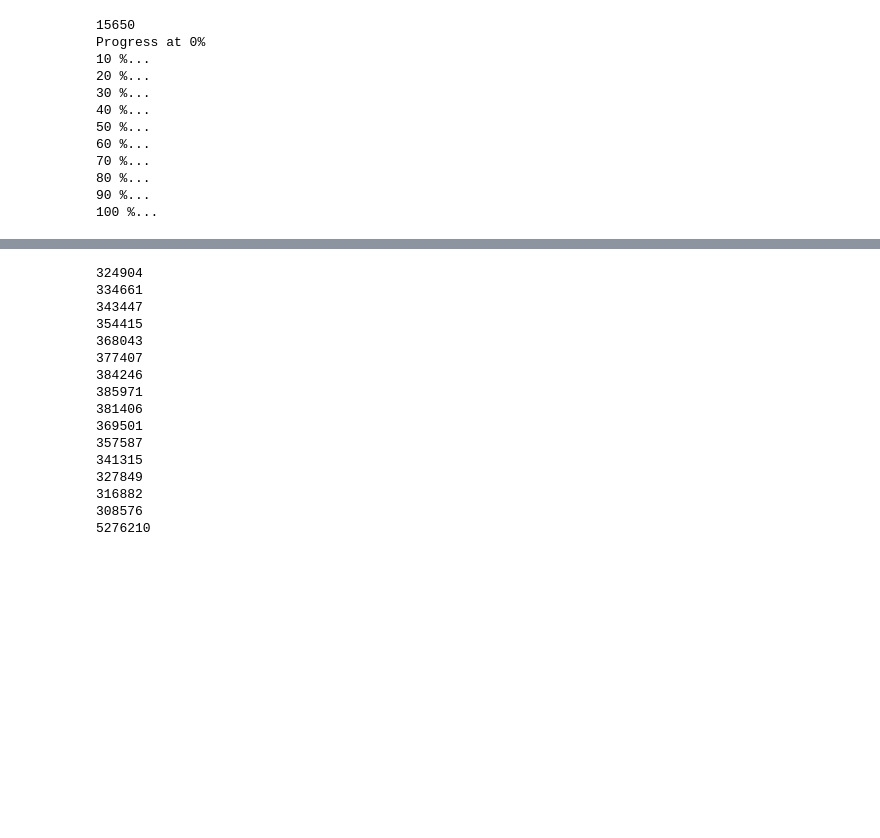
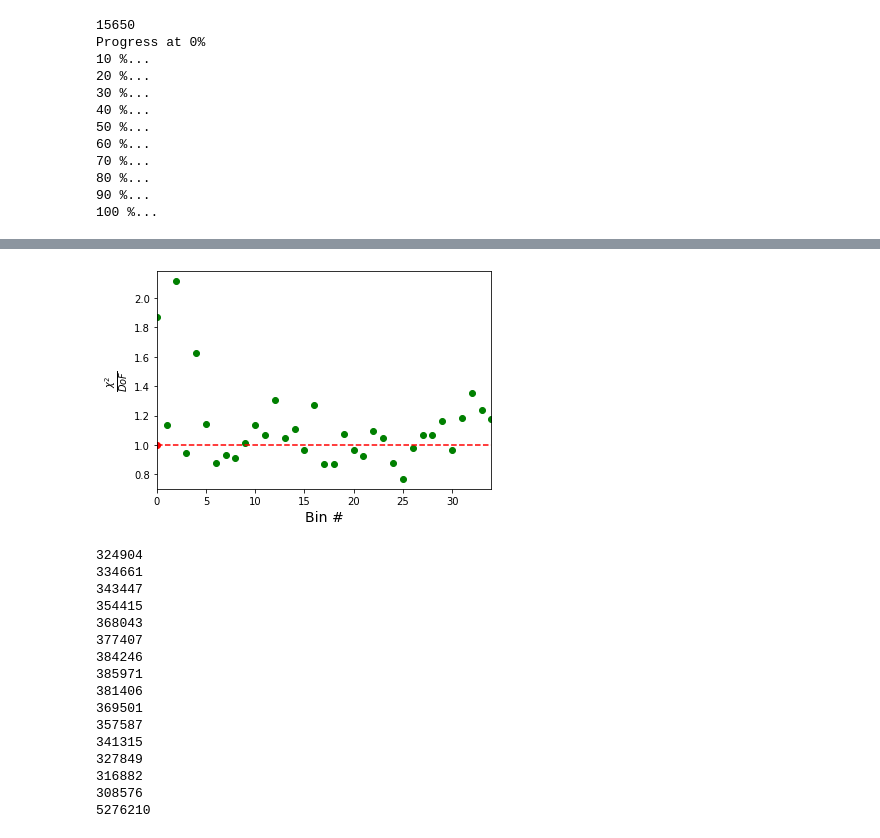
Before and after one commit to glukicov/EDMTracking, a Jupyter notebook: Misc.ipynb, the cells around one changed output, grey strips where cells are left out. Drawn from its saved outputs; the diff is of its cells as text; code cells hidden in the pictures; blank space fills up the shorter version.

```diff
--- a/Misc.ipynb
+++ b/Misc.ipynb
@@ -69,3 +86,12 @@ df_data
+# %%
+fig = plt.subplots()
+ax=df_data['Chi2'].plot(linewidth=0, marker="o", color="g")
+ax.set_xlabel("Bin #", fontsize=14)
+ax.set_ylabel(r"$\frac{\chi^{2}}{DoF}$", fontsize=14)
+plt.plot((0,40), (1,1), 'ro--')
+plt.savefig("fig/chi2.png", dpi=300)
+# %% [output]
+[figure, added]
 # %%
 total_sum=0
 for i in range(0, len(df_data)):
```
Also changed, not shown: parts of 4 cells of this notebook, 2 other files.
